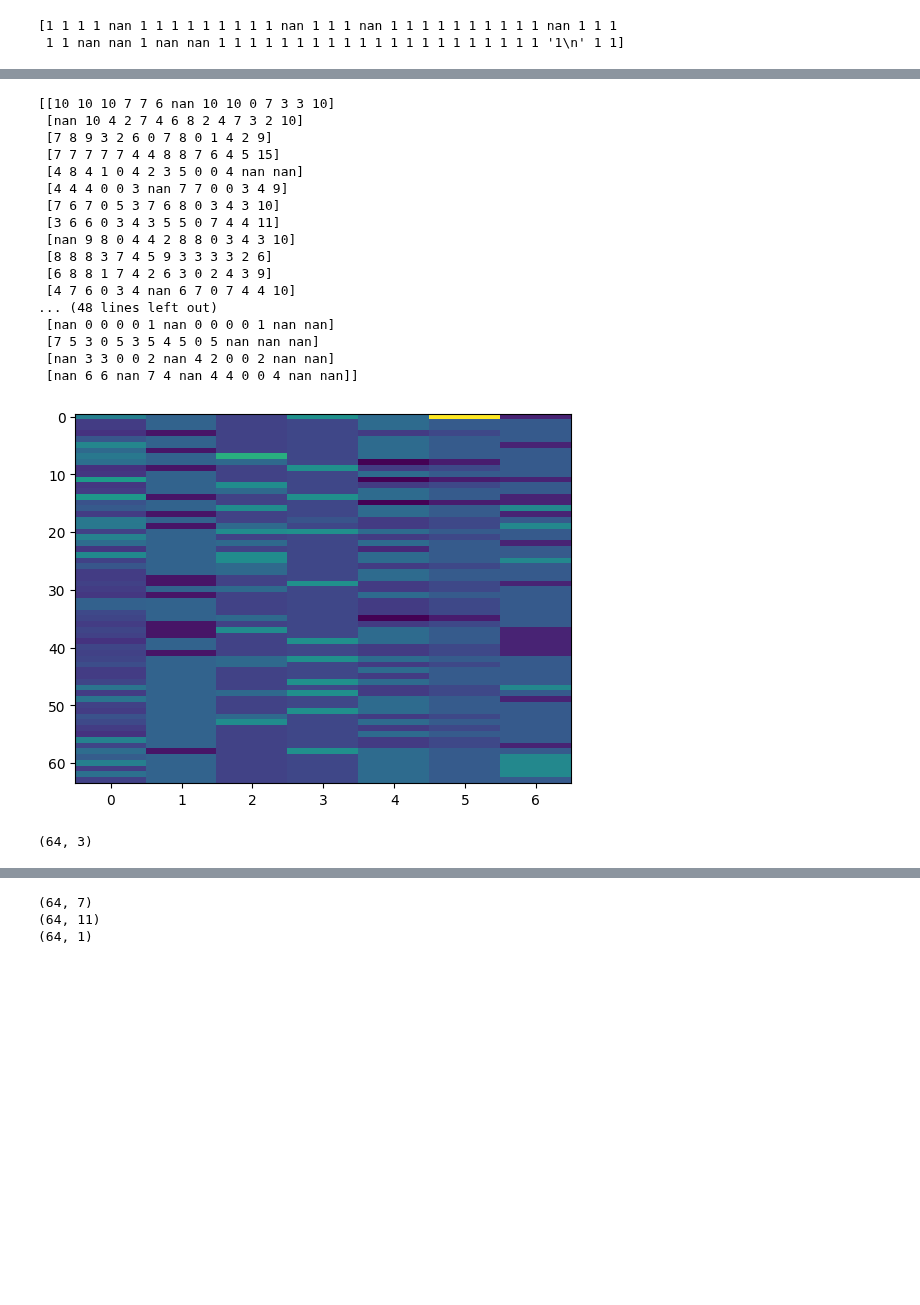
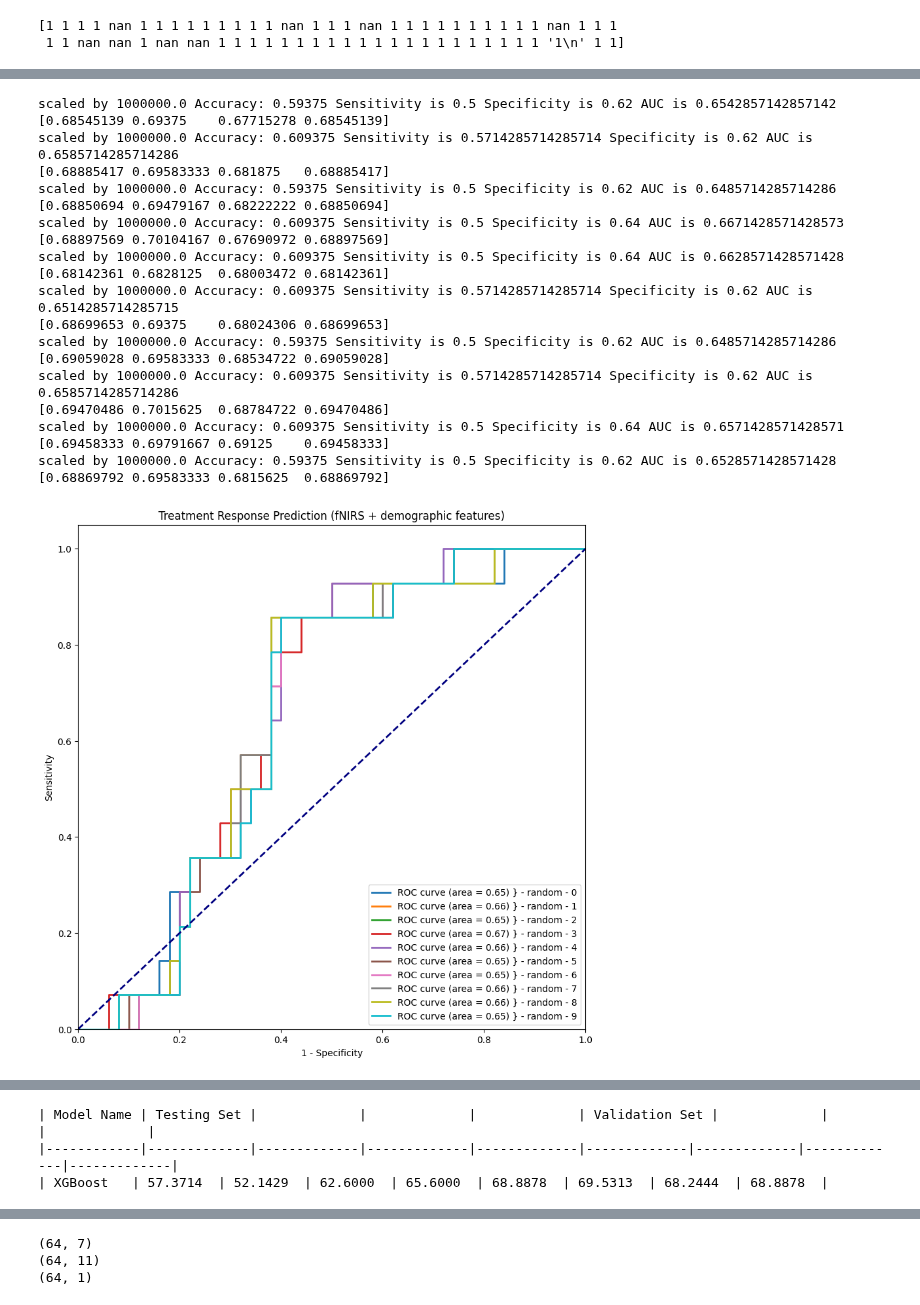
Before and after one commit to jinyuanwong/fnirs-treatment-response-prediction, a Jupyter notebook: scripts/fusion_model/fusion_main.ipynb, the cells around one changed output, grey strips where cells are left out. Cells and saved outputs as stored; diff of their text form; code cells hidden in the pictures; blank space fills up the shorter version.

```diff
--- a/scripts/fusion_model/fusion_main.ipynb
+++ b/scripts/fusion_model/fusion_main.ipynb
@@ -165,33 +404,6 @@ z_imputed_clinical_data = zscore(imputed_clinical_data, axis=0)
 demographic_data = demographic_data.astype(float)
 demographic_data = impute_nan_data(demographic_data)
 demographic_data = zscore(demographic_data, axis=0)
-# %%
-import numpy as np
-import numpy as np
-# Replace missing data with nan
-# Replace 'missing data' with NaN
-x = base_T2_SDS_CGI.copy()
-
-x[x == 'missing data'] = np.nan
-print(x)
-# %% [output]
-[[10 10 10 7 7 6 nan 10 10 0 7 3 3 10]
- [nan 10 4 2 7 4 6 8 2 4 7 3 2 10]
- [7 8 9 3 2 6 0 7 8 0 1 4 2 9]
- [7 7 7 7 7 4 4 8 8 7 6 4 5 15]
- [4 8 4 1 0 4 2 3 5 0 0 4 nan nan]
- [4 4 4 0 0 3 nan 7 7 0 0 3 4 9]
- [7 6 7 0 5 3 7 6 8 0 3 4 3 10]
- [3 6 6 0 3 4 3 5 5 0 7 4 4 11]
- [nan 9 8 0 4 4 2 8 8 0 3 4 3 10]
- [8 8 8 3 7 4 5 9 3 3 3 3 2 6]
- [6 8 8 1 7 4 2 6 3 0 2 4 3 9]
- [4 7 6 0 3 4 nan 6 7 0 7 4 4 10]
-... (48 lines left out)
- [nan 0 0 0 0 1 nan 0 0 0 0 1 nan nan]
- [7 5 3 0 5 3 5 4 5 0 5 nan nan nan]
- [nan 3 3 0 0 2 nan 4 2 0 0 2 nan nan]
- [nan 6 6 nan 7 4 nan 4 4 0 0 4 nan nan]]
 # %%
 pro_base_T2_SDS_CGI = process_with_nan_using_imputation_zscore(base_T2_SDS_CGI)
 pro_pyschiatry = process_with_nan_using_imputation_zscore(pyschiatry)
@@ -204,13 +416,8 @@ pro_demographic = process_with_nan_using_imputation_zscore(demographic)
 # plt.imshow(pro_pyschiatry, aspect='auto')
 # plt.figure()
 # plt.imshow(pro_HAMD_score, aspect='auto')
-plt.figure()
-plt.imshow(pro_demographic, aspect='auto')
+# plt.figure()
+# plt.imshow(pro_demographic, aspect='auto')
 
-all_clinical = np.concatenate((pro_base_T2_SDS_CGI, pro_pyschiatry, pro_HAMD_score, fnirs_feature), axis=1)
+
+clinical_data = np.concatenate((pro_base_T2_SDS_CGI, pro_pyschiatry, pro_HAMD_score), axis=1)
-# %% [output]
-[figure, removed]
-# %%
-pro_HAMD_score.shape
-# %% [output]
-(64, 3)
@@ -216,0 +447,26 @@ pro_HAMD_score.shape
+# %%
+
+X_data = np.concatenate((pro_demographic, fnirs_feature), axis=1)
+acc = train_xgboost_shuffle_feature(X_data, Y, num_shuffle=10, title="Treatment Response Prediction (fNIRS + demographic features)", is_plotting_avg_auc=True)
+# %% [output]
+scaled by 1000000.0 Accuracy: 0.59375 Sensitivity is 0.5 Specificity is 0.62 AUC is 0.6542857142857142
+[0.68545139 0.69375    0.67715278 0.68545139]
+scaled by 1000000.0 Accuracy: 0.609375 Sensitivity is 0.5714285714285714 Specificity is 0.62 AUC is 0.6585714285714286
+[0.68885417 0.69583333 0.681875   0.68885417]
+scaled by 1000000.0 Accuracy: 0.59375 Sensitivity is 0.5 Specificity is 0.62 AUC is 0.6485714285714286
+[0.68850694 0.69479167 0.68222222 0.68850694]
+scaled by 1000000.0 Accuracy: 0.609375 Sensitivity is 0.5 Specificity is 0.64 AUC is 0.6671428571428573
+[0.68897569 0.70104167 0.67690972 0.68897569]
+scaled by 1000000.0 Accuracy: 0.609375 Sensitivity is 0.5 Specificity is 0.64 AUC is 0.6628571428571428
+[0.68142361 0.6828125  0.68003472 0.68142361]
+scaled by 1000000.0 Accuracy: 0.609375 Sensitivity is 0.5714285714285714 Specificity is 0.62 AUC is 0.6514285714285715
+[0.68699653 0.69375    0.68024306 0.68699653]
+scaled by 1000000.0 Accuracy: 0.59375 Sensitivity is 0.5 Specificity is 0.62 AUC is 0.6485714285714286
+[0.69059028 0.69583333 0.68534722 0.69059028]
+scaled by 1000000.0 Accuracy: 0.609375 Sensitivity is 0.5714285714285714 Specificity is 0.62 AUC is 0.6585714285714286
+[0.69470486 0.7015625  0.68784722 0.69470486]
+scaled by 1000000.0 Accuracy: 0.609375 Sensitivity is 0.5 Specificity is 0.64 AUC is 0.6571428571428571
+[0.69458333 0.69791667 0.69125    0.69458333]
+scaled by 1000000.0 Accuracy: 0.59375 Sensitivity is 0.5 Specificity is 0.62 AUC is 0.6528571428571428
+[0.68869792 0.69583333 0.6815625  0.68869792]
+[figure, added]
@@ -216,0 +474,3 @@ pro_HAMD_score.shape
+| Model Name | Testing Set |             |             |             | Validation Set |             |             |             |
+|------------|-------------|-------------|-------------|-------------|-------------|-------------|-------------|-------------|
+| XGBoost   | 57.3714  | 52.1429  | 62.6000  | 65.6000  | 68.8878  | 69.5313  | 68.2444  | 68.8878  |
```
Also changed, not shown: parts of 20 cells of this notebook, 4 other files.
